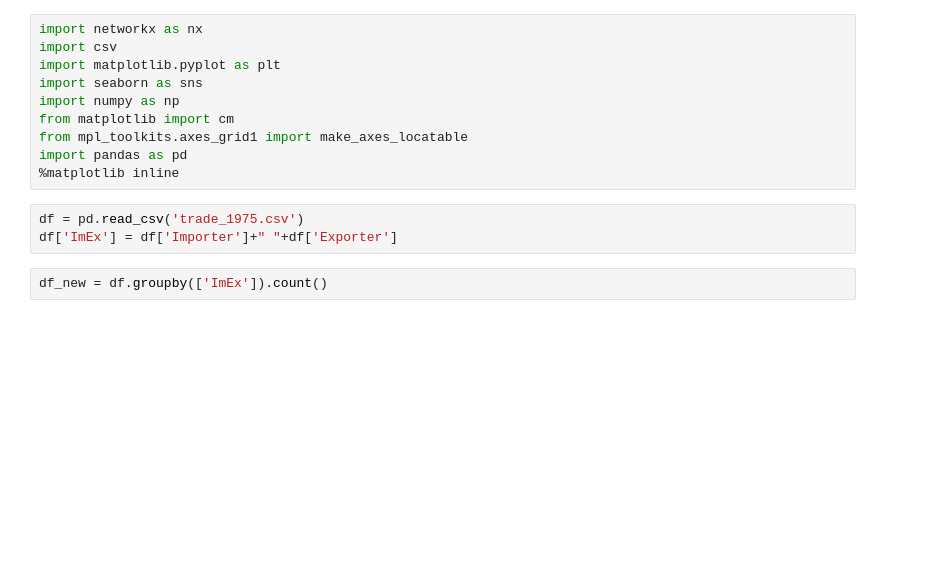
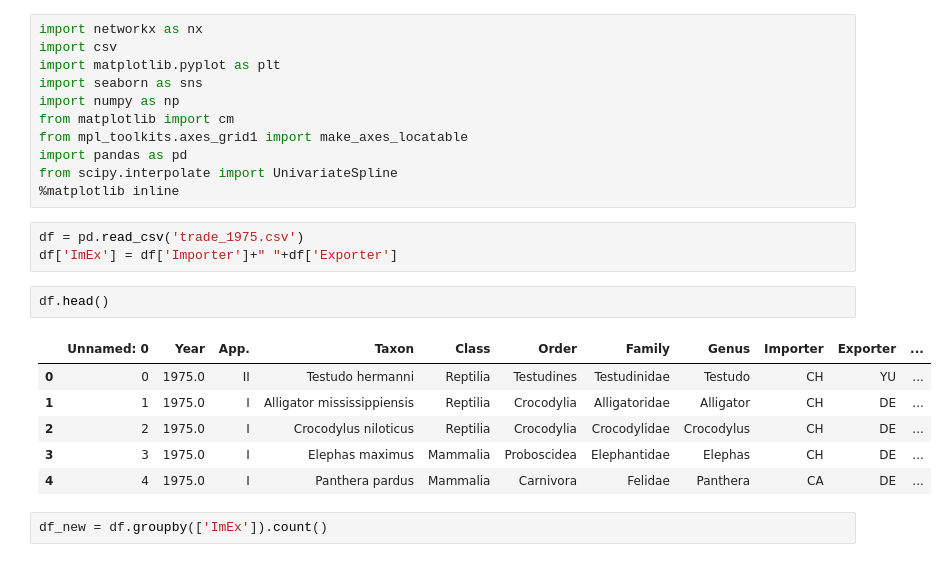
Before and after one commit to Flatfishlk/Capstone, a Jupyter notebook: code/test_code.ipynb, the cells around one changed output. Saved outputs shown, nothing was run; the diff lists cells and outputs as text; blank space fills up the shorter version.

```diff
--- a/code/test_code.ipynb
+++ b/code/test_code.ipynb
@@ -7,10 +7,20 @@ import numpy as np
 from matplotlib import cm
 from mpl_toolkits.axes_grid1 import make_axes_locatable
 import pandas as pd
+from scipy.interpolate import UnivariateSpline
 %matplotlib inline
 # %%
 df = pd.read_csv('trade_1975.csv')
 df['ImEx'] = df['Importer']+" "+df['Exporter']
+# %%
+df.head()
+# %% [output]
+|  | Unnamed: 0 | Year | App. | Taxon | Class | Order | Family | Genus | Importer | Exporter | ... |
+| 0 | 0 | 1975.0 | II | Testudo hermanni | Reptilia | Testudines | Testudinidae | Testudo | CH | YU | ... |
+| 1 | 1 | 1975.0 | I | Alligator mississippiensis | Reptilia | Crocodylia | Alligatoridae | Alligator | CH | DE | ... |
+| 2 | 2 | 1975.0 | I | Crocodylus niloticus | Reptilia | Crocodylia | Crocodylidae | Crocodylus | CH | DE | ... |
+| 3 | 3 | 1975.0 | I | Elephas maximus | Mammalia | Proboscidea | Elephantidae | Elephas | CH | DE | ... |
+| 4 | 4 | 1975.0 | I | Panthera pardus | Mammalia | Carnivora | Felidae | Panthera | CA | DE | ... |
 # %%
 df_new = df.groupby(['ImEx']).count()
 # %%
```
Also changed, not shown: parts of 14 cells of this notebook, 2 other files.
